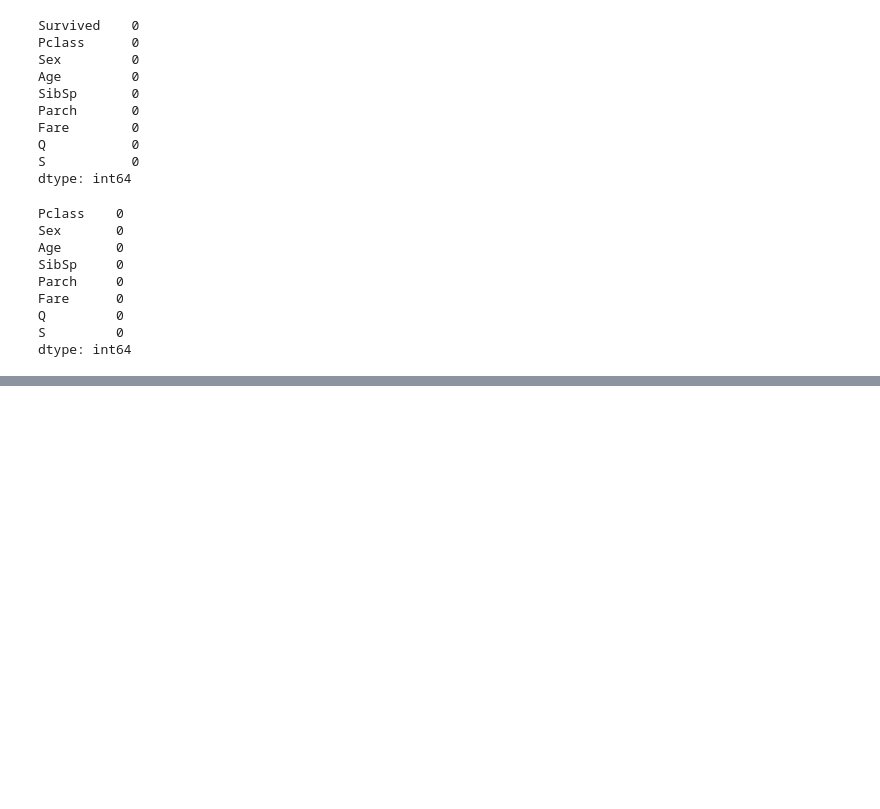
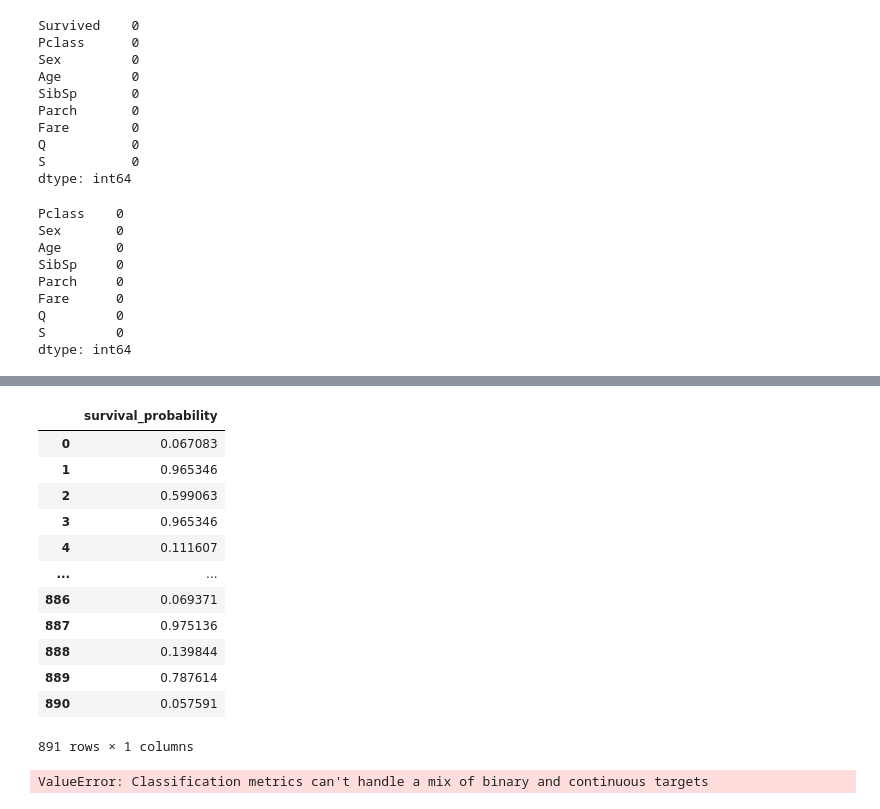
Before and after one commit to Jinglinhui/My-codes, a Jupyter notebook: xgboost_titanic.ipynb, the cells around one changed output, grey strips where cells are left out. Drawn from its saved outputs; the diff is of its cells as text; code cells hidden in the pictures; blank space fills up the shorter version.

```diff
--- a/xgboost_titanic.ipynb
+++ b/xgboost_titanic.ipynb
@@ -255,0 +249,27 @@ plt.show()
+# %%
+train_proba = pd.DataFrame({'survival_probability' : pred})
+train_proba
+# %% [output]
+|  | survival_probability |
+| 0 | 0.067083 |
+| 1 | 0.965346 |
+| 2 | 0.599063 |
+| 3 | 0.965346 |
+| 4 | 0.111607 |
+| ... | ... |
+| 886 | 0.069371 |
+| 887 | 0.975136 |
+| 888 | 0.139844 |
+| 889 | 0.787614 |
+| 890 | 0.057591 |
+891 rows × 1 columns
+# %%
+for i in np.arange(0, 1,0.1):
+    train_survive=
+    cm = confusion_matrix(Y_train,pred)
+    #Accuracy (all correct / all) = TP + TN /all
+    accuracy = (cm[0][0]+cm[1][1])/891
+
+print(i.accuracy.max())
+# %% [output]
+ValueError: Classification metrics can't handle a mix of binary and continuous targets
```
Also changed, not shown: parts of 24 cells of this notebook.
